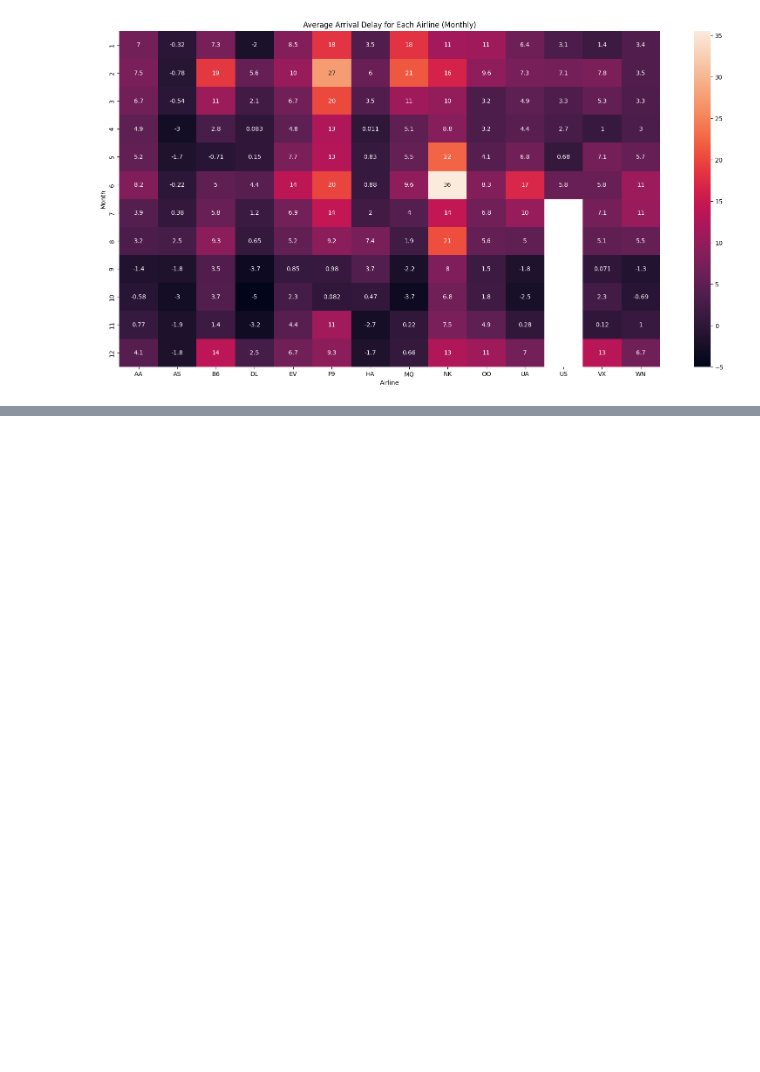
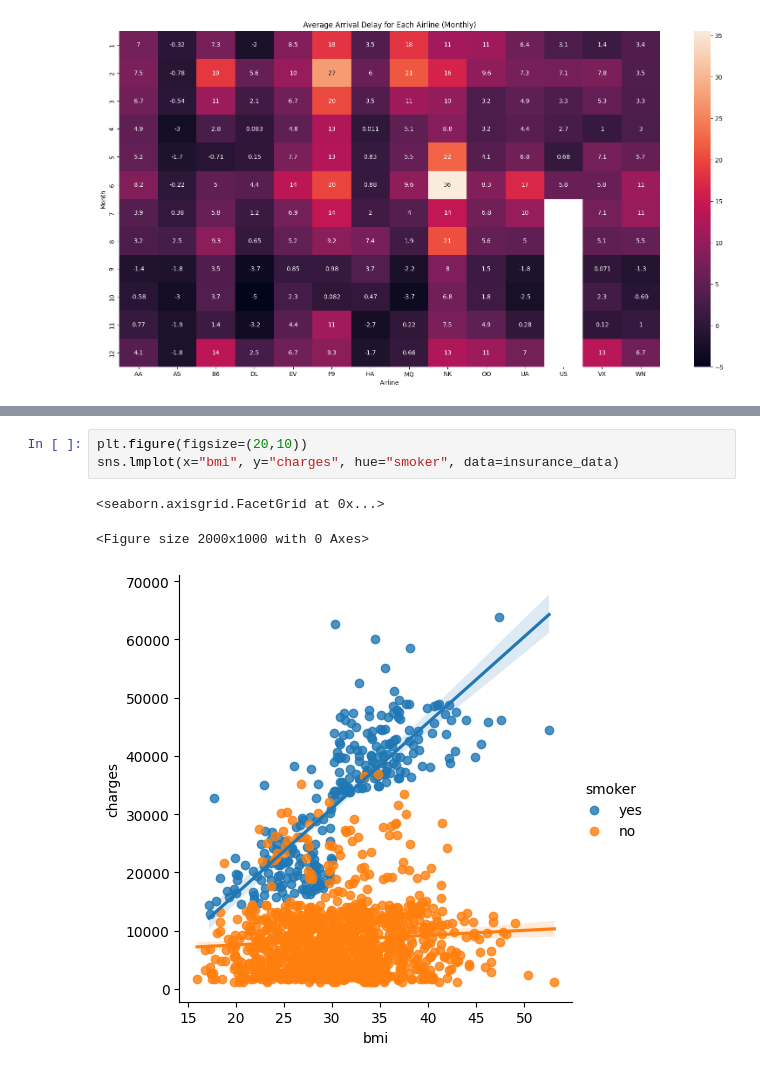
Before and after one commit to ShariarImroze/DS_ML_Portfolio, a Jupyter notebook: DS_data_visualization_basics.ipynb, the cells around one changed output, grey strips where cells are left out. Saved outputs shown, nothing was run; the diff lists cells and outputs as text; blank space fills up the shorter version.

```diff
--- a/DS_data_visualization_basics.ipynb
+++ b/DS_data_visualization_basics.ipynb
@@ -113,0 +151,7 @@ Text(0.5, 80.7222222222222, 'Airline')
+# %%
+plt.figure(figsize=(20,10))
+sns.lmplot(x="bmi", y="charges", hue="smoker", data=insurance_data)
+# %% [output]
+<seaborn.axisgrid.FacetGrid at 0x...>
+<Figure size 2000x1000 with 0 Axes>
+[figure, added]
```
Also changed, not shown: parts of 17 cells of this notebook, 2 other files.
